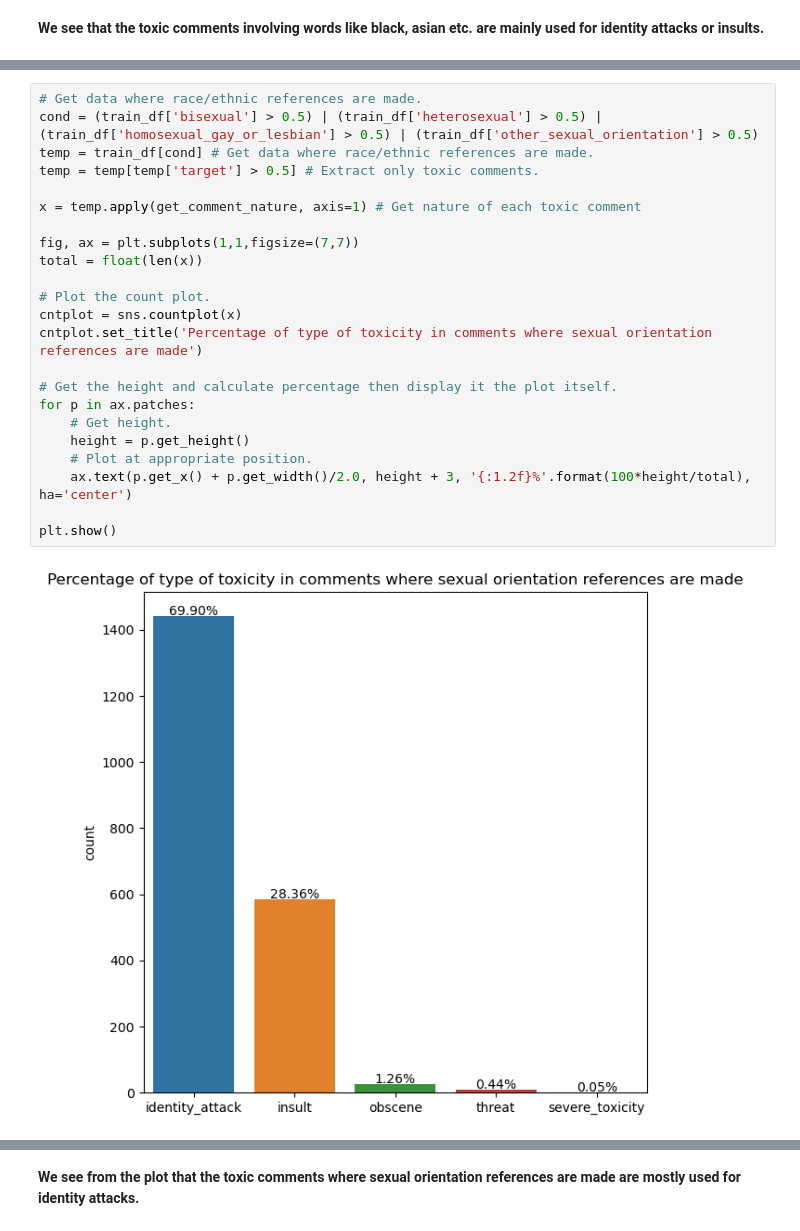
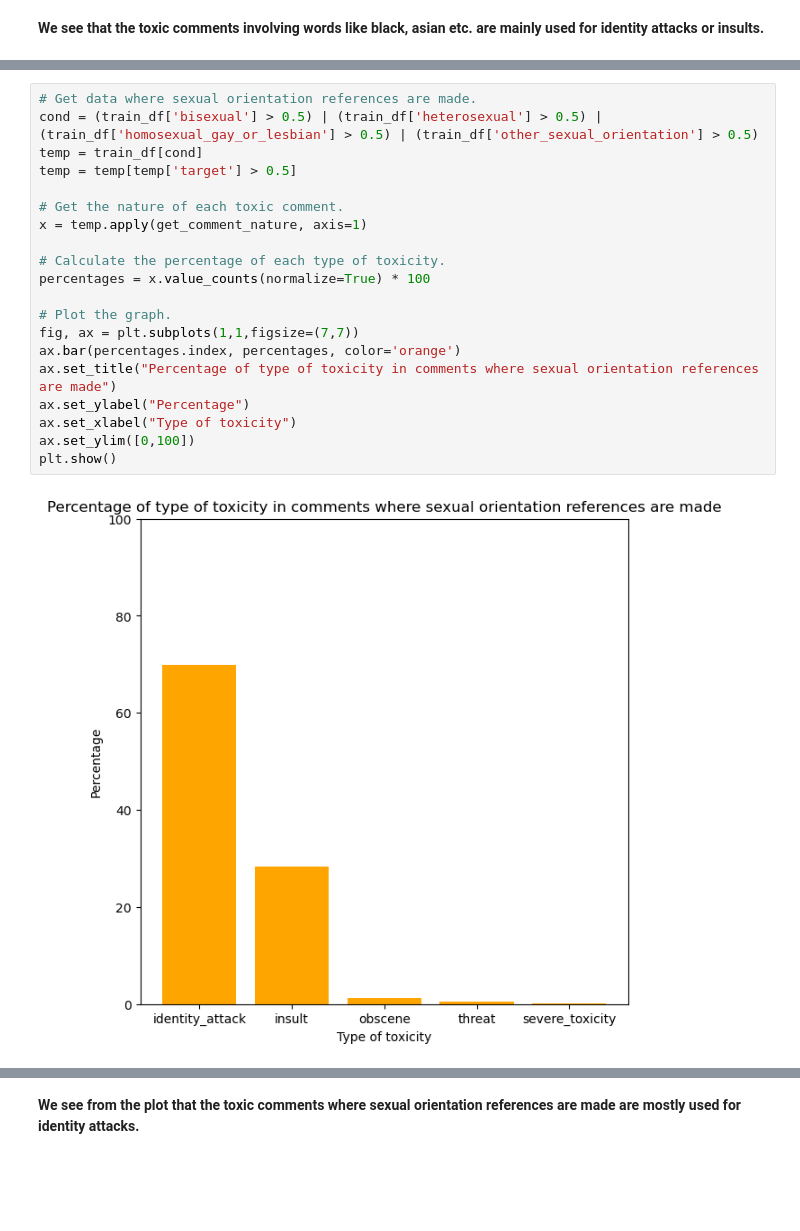
Before and after one commit to hemangsharma/Toxicity-Classsification-Model, a Jupyter notebook: main.ipynb, the cells around one changed output, grey strips where cells are left out. Drawn from its saved outputs; the diff is of its cells as text; blank space fills up the shorter version.

```diff
--- a/main.ipynb
+++ b/main.ipynb
@@ -270,25 +360,22 @@ plt.show()
 # %%
-# Get data where race/ethnic references are made.
+# Get data where sexual orientation references are made.
 cond = (train_df['bisexual'] > 0.5) | (train_df['heterosexual'] > 0.5) | (train_df['homosexual_gay_or_lesbian'] > 0.5) | (train_df['other_sexual_orientation'] > 0.5)
-temp = train_df[cond] # Get data where race/ethnic references are made.
-temp = temp[temp['target'] > 0.5] # Extract only toxic comments.
+temp = train_df[cond]
+temp = temp[temp['target'] > 0.5]
 
-x = temp.apply(get_comment_nature, axis=1) # Get nature of each toxic comment
+# Get the nature of each toxic comment.
+x = temp.apply(get_comment_nature, axis=1)
 
+# Calculate the percentage of each type of toxicity.
+percentages = x.value_counts(normalize=True) * 100
+
+# Plot the graph.
 fig, ax = plt.subplots(1,1,figsize=(7,7))
-total = float(len(x))
-
-# Plot the count plot.
-cntplot = sns.countplot(x)
-cntplot.set_title('Percentage of type of toxicity in comments where sexual orientation references are made')
-
-# Get the height and calculate percentage then display it the plot itself.
-for p in ax.patches:
-    # Get height.
-    height = p.get_height()
-    # Plot at appropriate position.
-    ax.text(p.get_x() + p.get_width()/2.0, height + 3, '{:1.2f}%'.format(100*height/total), ha='center')
-
+ax.bar(percentages.index, percentages, color='orange')
+ax.set_title("Percentage of type of toxicity in comments where sexual orientation references are made")
+ax.set_ylabel("Percentage")
+ax.set_xlabel("Type of toxicity")
+ax.set_ylim([0,100])
 plt.show()
 # %% [output]
-[figure, old version]
+[figure, new version]
```
Also changed, not shown: parts of 55 cells of this notebook, 2 other files.
